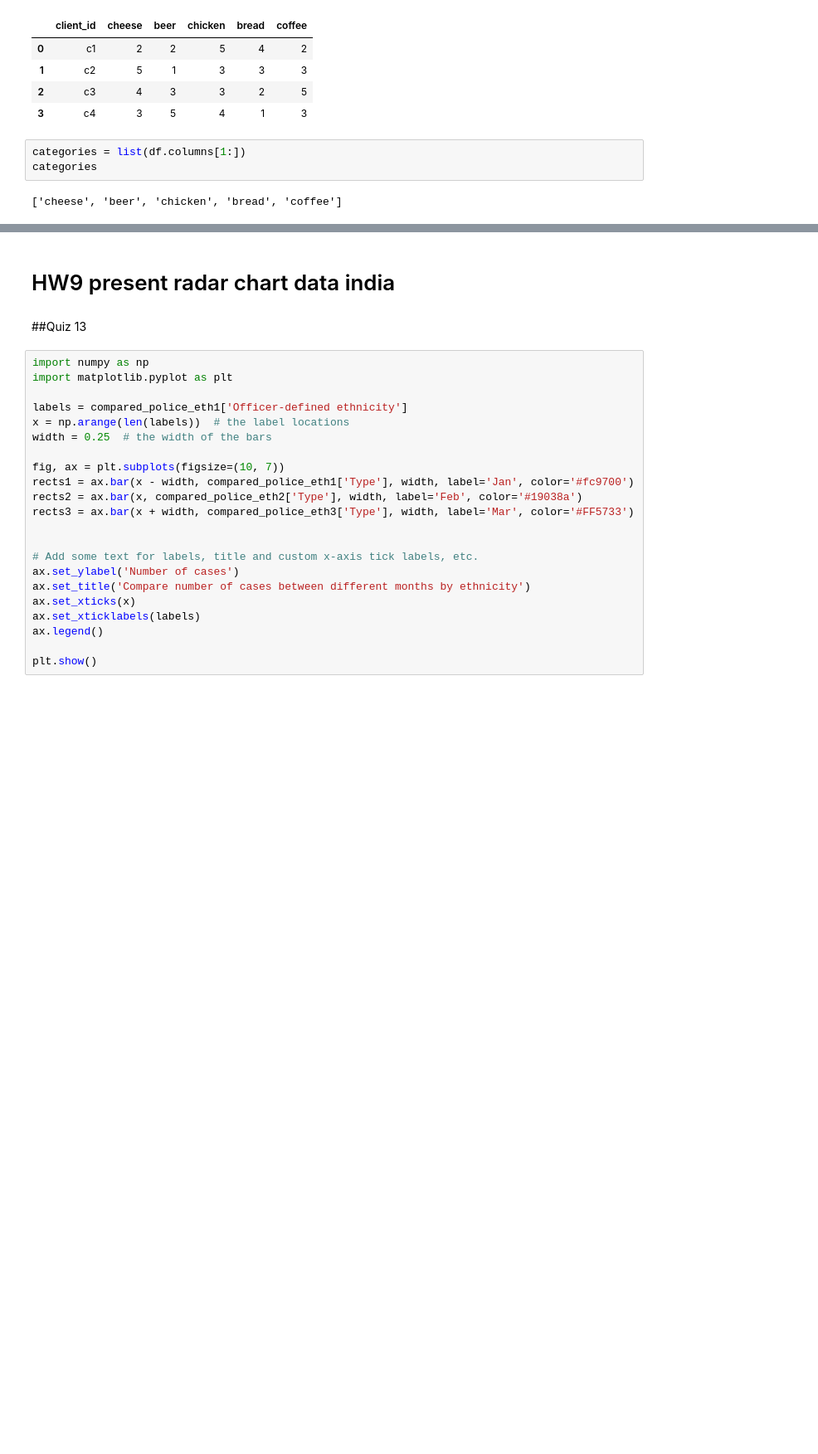
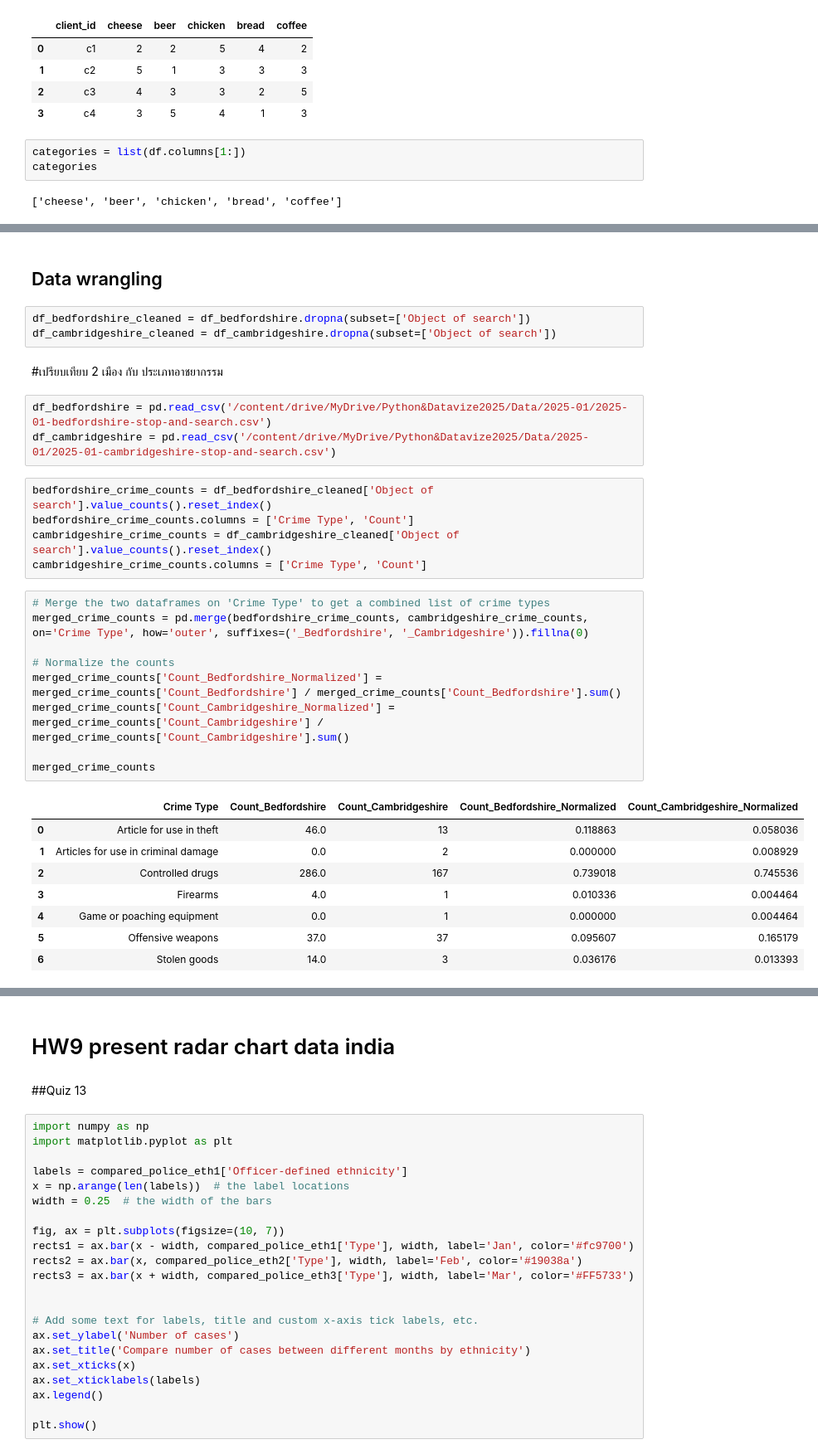
Before and after one commit to WhoAreYou1224/datavis2025, a Jupyter notebook: Copy_of_Visualize_Data_Comparison_2025.ipynb, the cells around one changed output, grey strips where cells are left out. Shown at 83% size. Drawn from its saved outputs; the diff is of its cells as text; blank space fills up the shorter version.

```diff
--- a/Copy_of_Visualize_Data_Comparison_2025.ipynb
+++ b/Copy_of_Visualize_Data_Comparison_2025.ipynb
@@ -1006,0 +1003,33 @@ plt.legend(loc='upper right', bbox_to_anchor=(0.1, 0.1))
+# %% [markdown]
+## Data wrangling
+# %%
+df_bedfordshire_cleaned = df_bedfordshire.dropna(subset=['Object of search'])
+df_cambridgeshire_cleaned = df_cambridgeshire.dropna(subset=['Object of search'])
+# %% [markdown]
+#เปรียบเทียบ 2 เมือง กับ ประเภทอาชยากรรม
+# %%
+df_bedfordshire = pd.read_csv('/content/drive/MyDrive/Python&Datavize2025/Data/2025-01/2025-01-bedfordshire-stop-and-search.csv')
+df_cambridgeshire = pd.read_csv('/content/drive/MyDrive/Python&Datavize2025/Data/2025-01/2025-01-cambridgeshire-stop-and-search.csv')
+# %%
+bedfordshire_crime_counts = df_bedfordshire_cleaned['Object of search'].value_counts().reset_index()
+bedfordshire_crime_counts.columns = ['Crime Type', 'Count']
+cambridgeshire_crime_counts = df_cambridgeshire_cleaned['Object of search'].value_counts().reset_index()
+cambridgeshire_crime_counts.columns = ['Crime Type', 'Count']
+# %%
+# Merge the two dataframes on 'Crime Type' to get a combined list of crime types
+merged_crime_counts = pd.merge(bedfordshire_crime_counts, cambridgeshire_crime_counts, on='Crime Type', how='outer', suffixes=('_Bedfordshire', '_Cambridgeshire')).fillna(0)
+
+# Normalize the counts
+merged_crime_counts['Count_Bedfordshire_Normalized'] = merged_crime_counts['Count_Bedfordshire'] / merged_crime_counts['Count_Bedfordshire'].sum()
+merged_crime_counts['Count_Cambridgeshire_Normalized'] = merged_crime_counts['Count_Cambridgeshire'] / merged_crime_counts['Count_Cambridgeshire'].sum()
+
+merged_crime_counts
+# %% [output]
+|  | Crime Type | Count_Bedfordshire | Count_Cambridgeshire | Count_Bedfordshire_Normalized | Count_Cambridgeshire_Normalized |
+| 0 | Article for use in theft | 46.0 | 13 | 0.118863 | 0.058036 |
+| 1 | Articles for use in criminal damage | 0.0 | 2 | 0.000000 | 0.008929 |
+| 2 | Controlled drugs | 286.0 | 167 | 0.739018 | 0.745536 |
+| 3 | Firearms | 4.0 | 1 | 0.010336 | 0.004464 |
+| 4 | Game or poaching equipment | 0.0 | 1 | 0.000000 | 0.004464 |
+| 5 | Offensive weapons | 37.0 | 37 | 0.095607 | 0.165179 |
+| 6 | Stolen goods | 14.0 | 3 | 0.036176 | 0.013393 |
```
Also changed, not shown: parts of 9 cells of this notebook.
